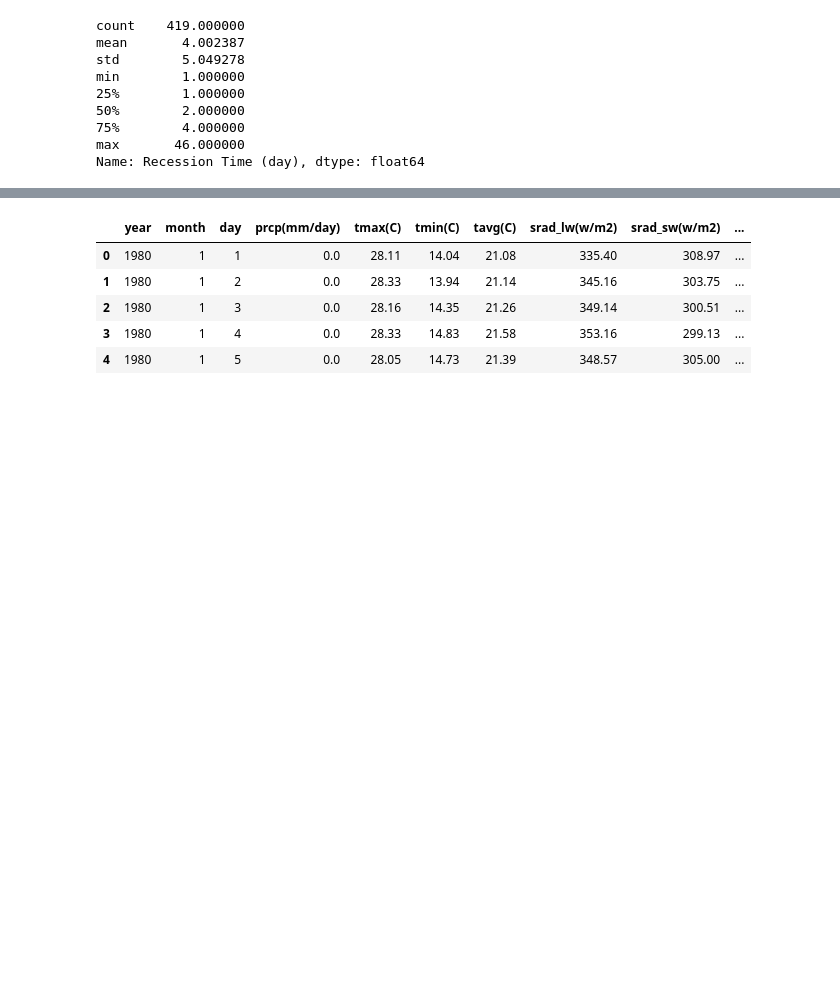
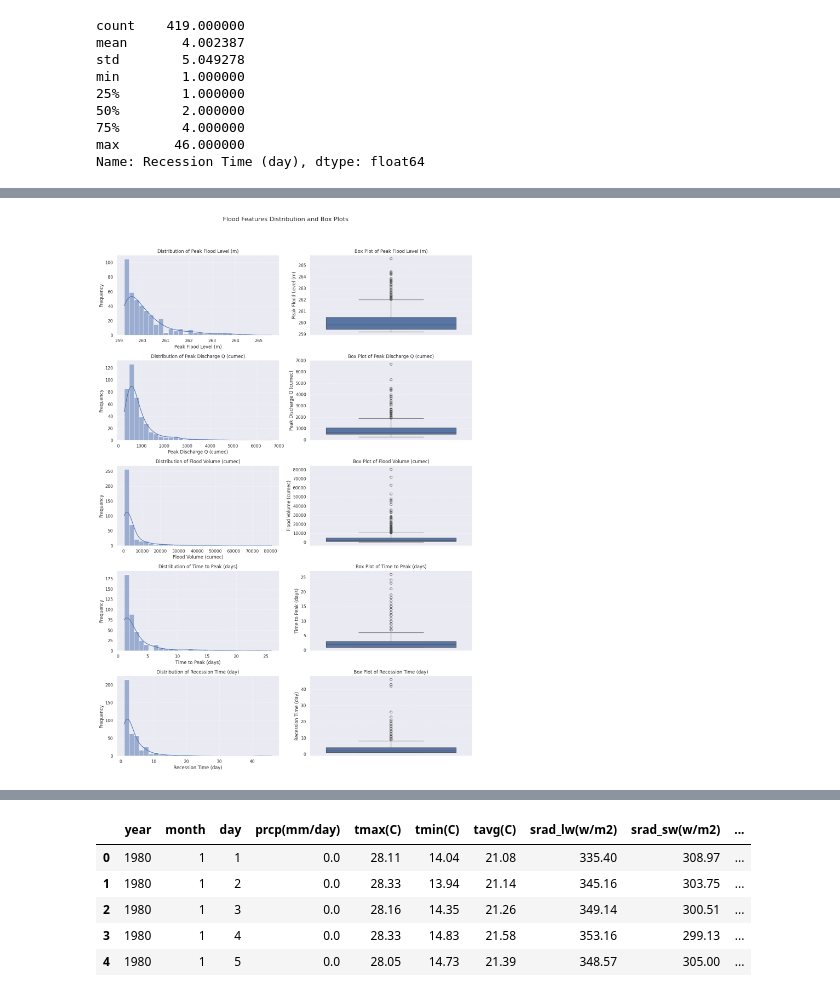
Before and after one commit to kasimkhan06/Disaster-Sentinel-Machine-Learning, a Jupyter notebook: Explore_Indofloods.ipynb, the cells around one changed output, grey strips where cells are left out. Cells and saved outputs as stored; diff of their text form; code cells hidden in the pictures; blank space fills up the shorter version.

```diff
--- a/Explore_Indofloods.ipynb
+++ b/Explore_Indofloods.ipynb
@@ -554,3 +640,32 @@ Name: Recession Time (day), dtype: float64
+# %%
+import matplotlib.pyplot as plt
+import seaborn as sns
+
+columns = ['Peak Flood Level (m)', 'Peak Discharge Q (cumec)', 'Flood Volume (cumec)',
+           'Time to Peak (days)', 'Recession Time (day)']
+
+fig, axes = plt.subplots(nrows=5, ncols=2, figsize=(14, 20))  # 5 rows, 2 columns
+fig.suptitle('Flood Features Distribution and Box Plots', fontsize=16, y=1.02)
+
+for i, col in enumerate(columns):
+    # Histogram + KDE
+    sns.histplot(station_flood_data[col], kde=True, bins=30, ax=axes[i, 0])
+    axes[i, 0].set_title(f'Distribution of {col}')
+    axes[i, 0].set_xlabel(col)
+    axes[i, 0].set_ylabel('Frequency')
+    axes[i, 0].grid(True, linestyle='--', alpha=0.6)
+
+    # Box Plot
+    sns.boxplot(y=station_flood_data[col], ax=axes[i, 1])
+    axes[i, 1].set_title(f'Box Plot of {col}')
+    axes[i, 1].set_ylabel(col)
+    axes[i, 1].grid(True, linestyle='--', alpha=0.6)
+
+plt.tight_layout()
+plt.subplots_adjust(top=0.95)  # Adjust top to make room for suptitle
+plt.show()
+# %% [output]
+[figure, added]
 # %%
 meta_data[meta_data['GaugeID'] == 'INDOFLOODS-gauge-394']
 # %% [output]
```
Also changed, not shown: parts of 13 cells of this notebook, 3 other files.
